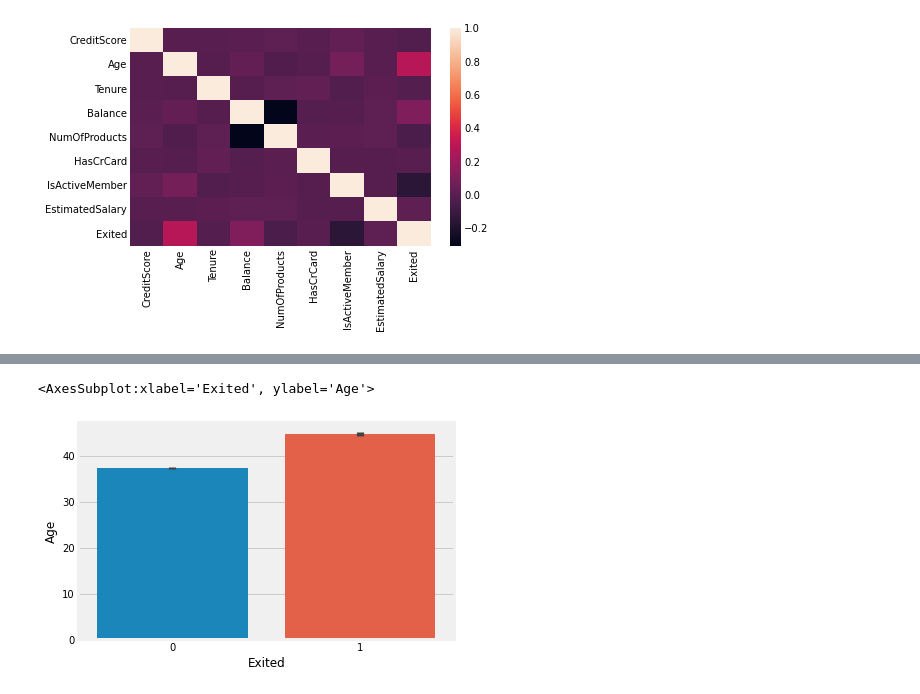
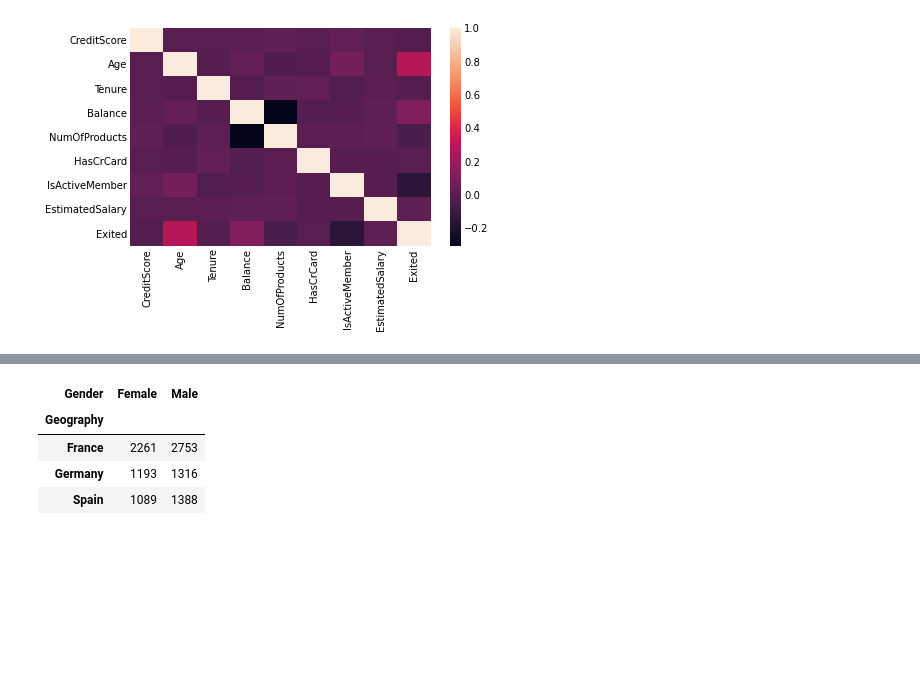
Before and after one commit to raaayden/GA_Project_Code_Challenge_3, a Jupyter notebook: project_final.ipynb, the cells around one changed output, grey strips where cells are left out. Saved outputs shown, nothing was run; the diff lists cells and outputs as text; code cells hidden in the pictures; blank space fills up the shorter version.

```diff
--- a/project_final.ipynb
+++ b/project_final.ipynb
@@ -219,7 +238,8 @@ plt.xticks(rotation=0);
-# %%
-# sns.lmplot(x='Age', y='Exited', data=banking, aspect=1.5, scatter_kws={'alpha':0.2});
-
-sns.barplot(data=banking, x='Exited', y='Age')
-# %% [output]
-<AxesSubplot:xlabel='Exited', ylabel='Age'>
-[figure, removed]
+# %%
+banking.groupby('Geography').Gender.value_counts().unstack()
+# %% [output]
+| Gender | Female | Male |
+| Geography |  |  |
+| France | 2261 | 2753 |
+| Germany | 1193 | 1316 |
+| Spain | 1089 | 1388 |
```
Also changed, not shown: parts of 16 cells of this notebook.
